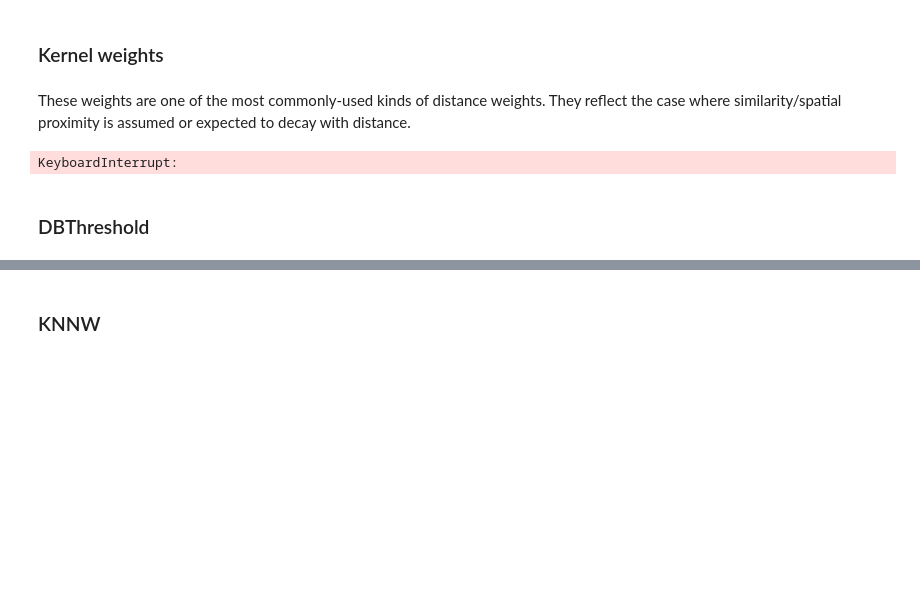
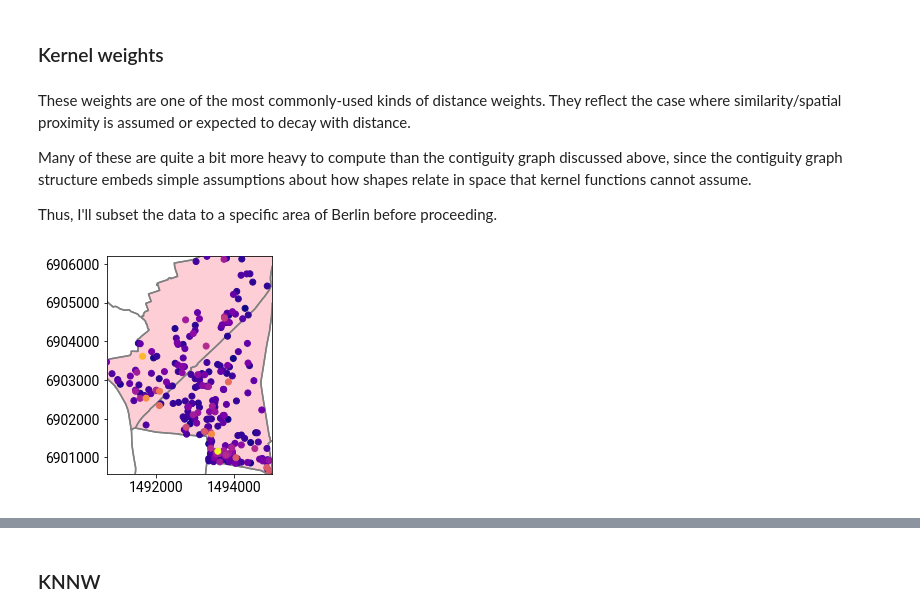
Before and after one commit to ljwolf/geopython, a Jupyter notebook: sds1.ipynb, the cells around one changed output, grey strips where cells are left out. Cells and saved outputs as stored; diff of their text form; code cells hidden in the pictures; blank space fills up the shorter version.

```diff
--- a/sds1.ipynb
+++ b/sds1.ipynb
@@ -417,9 +478,19 @@ KNN weights, by default, are the only asymmetric weight PySAL will construct. Ho
 ### Kernel weights
 # %% [markdown]
 These weights are one of the most commonly-used kinds of distance weights. They reflect the case where similarity/spatial proximity is assumed or expected to decay with distance.
+
+Many of these are quite a bit more heavy to compute than the contiguity graph discussed above, since the contiguity graph structure embeds simple assumptions about how shapes relate in space that kernel functions cannot assume.
+
+Thus, I'll subset the data to a specific area of Berlin before proceeding.
+# %%
+pkow_listings = listings[listings.neighbourhood_cleansed.str.startswith("Pankow")].reset_index()
+# %%
+pkow_listings.sort_values('price').plot('price', cmap='plasma', zorder=3)
+neighbourhoods.boundary.plot(color='grey', ax=plt.gca())
+neighbourhoods[neighbourhoods.neighbourhood.str.startswith('Pankow')].plot(ax=plt.gca(), zorder=-1, alpha=.2)
+plt.axis(pkow_listings.total_bounds[np.asarray([0,2,1,3])])
+plt.show()
+# %% [output]
+[figure, added]
 # %%
-Wkernel = lp.Kernel.from_dataframe(listings) # this is too slow
+Wkernel = lp.Kernel.from_dataframe(pkow_listings)
-# %% [output]
-KeyboardInterrupt:
-# %% [markdown]
-### DBThreshold
```
Also changed, not shown: parts of 54 cells of this notebook.
